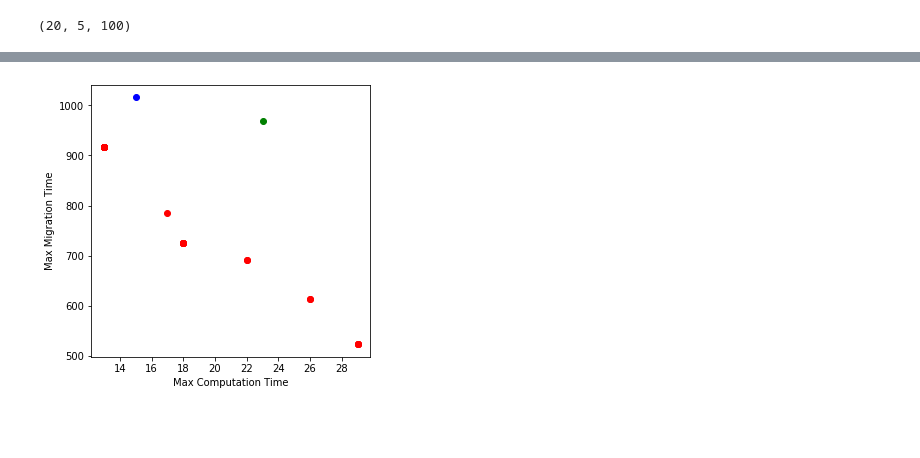
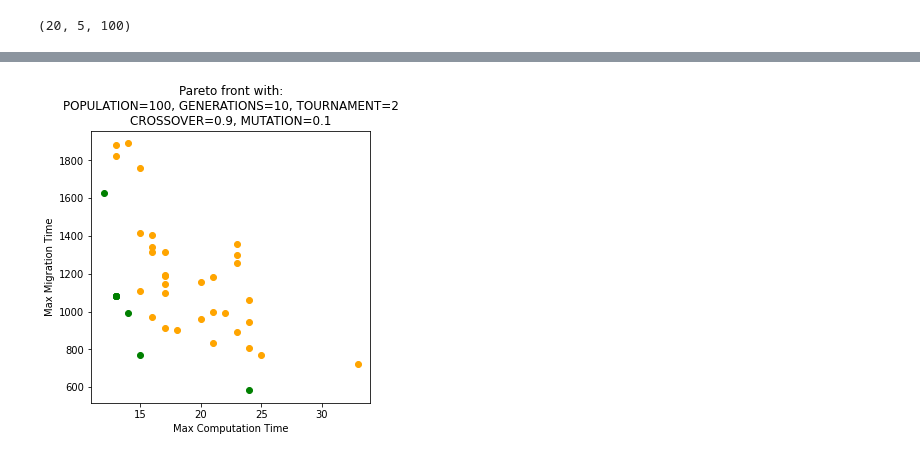
Before and after one commit to laurendudu/optimization-and-iov, a Jupyter notebook: nsgaii.ipynb, the cells around one changed output, grey strips where cells are left out. Saved outputs shown, nothing was run; the diff lists cells and outputs as text; code cells hidden in the pictures; blank space fills up the shorter version.

```diff
--- a/nsgaii.ipynb
+++ b/nsgaii.ipynb
@@ -90,28 +127,15 @@ def nsga2():
 # %%
+Individual.__instances__ = []
+
 POPULATION_SIZE = 100
 MAX_GENERATIONS = 10
 TOURNAMENT_SIZE = 2
 CROSSOVER_PROBABILITY = 0.9
 MUTATION_PROBABILITY = 0.1
-test_1 = nsga2()
+test = nsga2()
+
+# Plot the Pareto front
+plot_pareto(test, POPULATION_SIZE, MAX_GENERATIONS, TOURNAMENT_SIZE, CROSSOVER_PROBABILITY, MUTATION_PROBABILITY)
+# %% [output]
+[figure, added]
-# %%
-# make the plot bigger
-plt.figure(figsize=(5, 5))
-
-# plot the fitness values of the final population
-# change the color for each rank value
-for individual in test_1:
-    if individual.rank == 1:
-        plt.scatter(individual.fitness[0], individual.fitness[1], color='red')
-    else:
-        continue
-
-# label the axes
-plt.xlabel('Max Computation Time')
-plt.ylabel('Max Migration Time')
-
-# show the plot
-plt.show()
-# %% [output]
-[figure, removed]
 # %%
```
Also changed, not shown: parts of 13 cells of this notebook, 3 other files.
